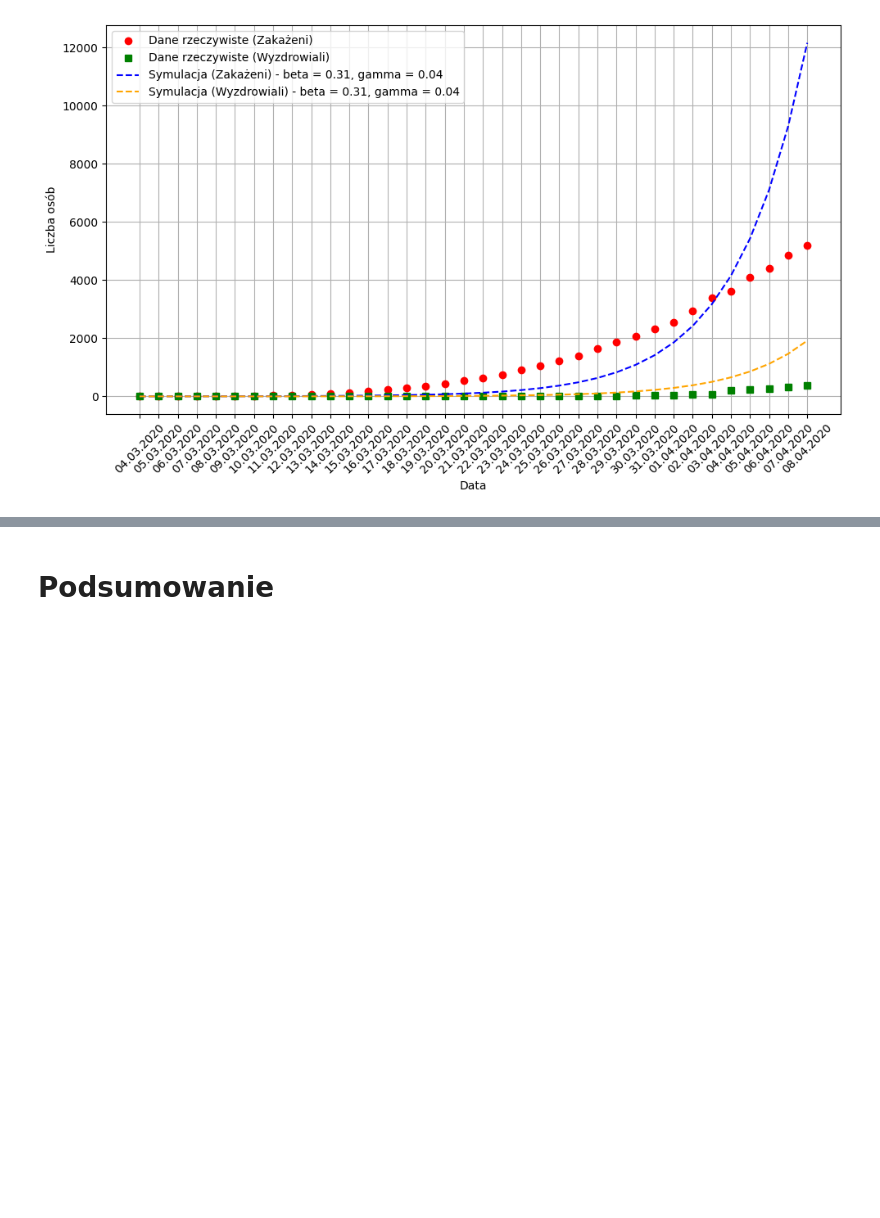
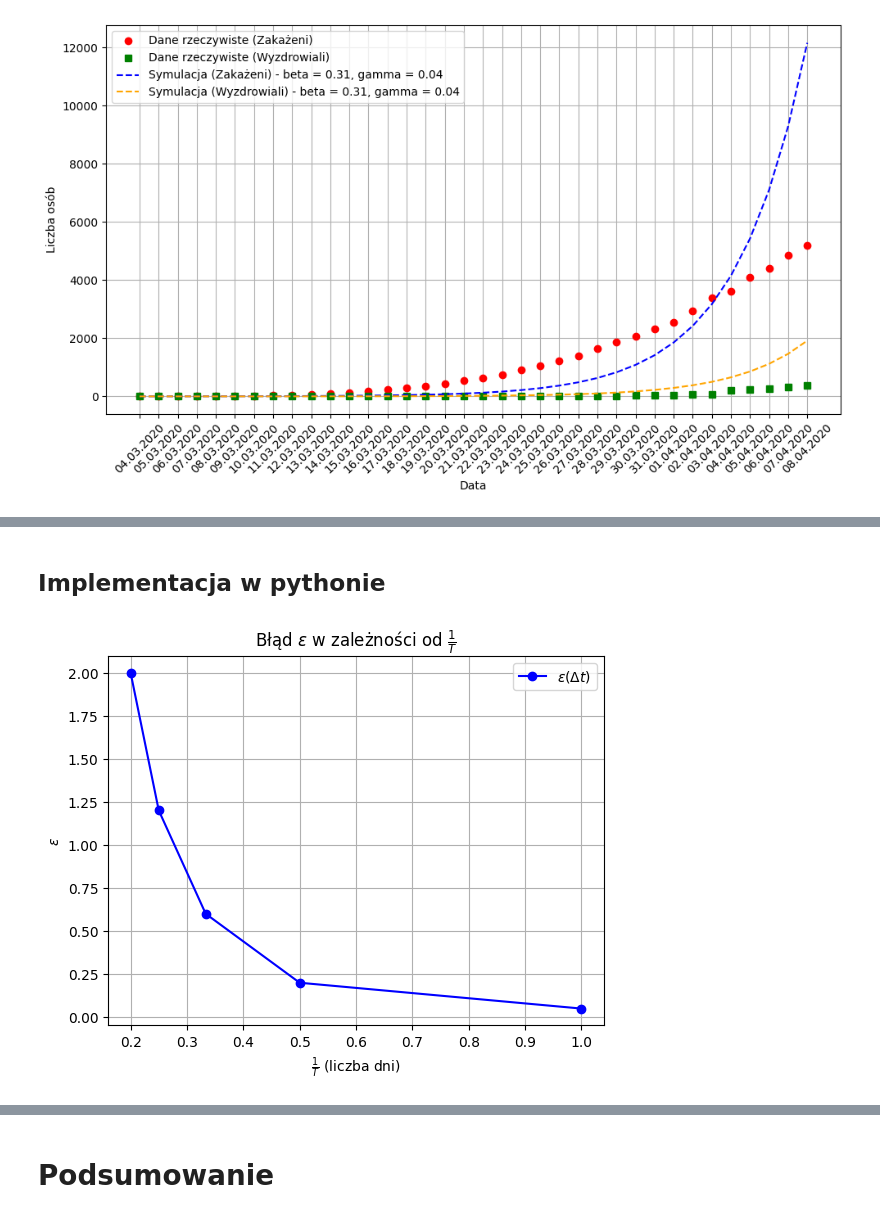
Before and after one commit to 277465/Modelowanie-Pandemii-Sars-cov-19, a Jupyter notebook: projekt.ipynb, the cells around one changed output, grey strips where cells are left out. Cells and saved outputs as stored; diff of their text form; code cells hidden in the pictures; blank space fills up the shorter version.

```diff
--- a/projekt.ipynb
+++ b/projekt.ipynb
@@ -485,7 +582,7 @@ S_vals, I_vals, R_vals = [S], [I], [R]
 
 # Symulacja RK4
 for t in range(1, len(dates)):
-    S, I, R = rk4_step(S, I, R, beta_avg, gamma_average, h)
+    S, I, R = rk4_step(S, I, R, best_beta, best_gamma, h)
     S_vals.append(S)
     I_vals.append(I)
     R_vals.append(R)
@@ -494,8 +591,8 @@ for t in range(1, len(dates)):
 plt.figure(figsize=(10, 6))
 plt.plot(dates, infected_data, 'o', label='Dane rzeczywiste (Zakażeni)', color='red')
 plt.plot(dates, recovery_data, 's', label='Dane rzeczywiste (Wyzdrowiali)', color='green')
-plt.plot(dates, I_vals, label=f'Symulacja (Zakażeni) - beta = {beta_avg:.2f}, gamma = {gamma_average:.2f}', linestyle='--', color='blue')
-plt.plot(dates, R_vals, label=f'Symulacja (Wyzdrowiali) - beta = {beta_avg:.2f}, gamma = {gamma_average:.2f}', linestyle='--', color='orange')
+plt.plot(dates, I_vals, label=f'Symulacja (Zakażeni) - beta = {best_beta:.2f}, gamma = {best_gamma:.2f}', linestyle='--', color='blue')
+plt.plot(dates, R_vals, label=f'Symulacja (Wyzdrowiali) - beta = {best_beta:.2f}, gamma = {best_gamma:.2f}', linestyle='--', color='orange')
 plt.xticks(rotation=45)
 plt.grid(True)
 plt.xlabel("Data")
@@ -511,0 +641,44 @@ ble ble ble
+# %% [markdown]
+## Implementacja w pythonie
+# %%
+import numpy as np
+import matplotlib.pyplot as plt
+
+# Funkcja obliczająca błąd epsilon
+def epsilon(S, Se):
+    """
+    Oblicza błąd epsilon: epsilon = sup |S(t) - Se(t)|
+
+    S - wyniki metody numerycznej
+    Se - wyniki z referencyjnej metody
+    """
+    return np.max(np.abs(S - Se))
+
+# Przykładowe dane z wyraźnym rosnącym błędem
+# Zmieniamy Se, aby błędy były coraz większe w miarę zmniejszania się T
+S = np.array([1, 2, 3, 4, 5])  # Rosnące wyniki metody numerycznej
+Se = np.array([1.05, 2.2, 3.6, 5.2, 7])  # Wyniki z metody referencyjnej z rosnącym błędem
+
+# Liczba dni
+dni = np.array([1, 2, 3, 4, 5])  # Liczba dni
+
+# Obliczenie błędu epsilon
+bledy = [epsilon(S[:i+1], Se[:i+1]) for i in range(len(dni))]  # Błąd rośnie w miarę dodawania dni
+
+# Obliczanie 1/T jako odwrotność liczby dni
+inv_T = 1 / dni  # Oś X ma zawierać 1/T, gdzie T to liczba dni
+
+# Tworzenie wykresu epsilon w zależności od 1/T
+plt.plot(inv_T, bledy, label=r'$\epsilon(\Delta t)$', marker='o', color='blue')
+
+# Dodanie etykiet, tytułu i legendy
+plt.xlabel(r'$\frac{1}{T}$ (liczba dni)')
+plt.ylabel(r'$\epsilon$')
+plt.title(r'Błąd $\epsilon$ w zależności od $\frac{1}{T}$')
+plt.legend()
+plt.grid(True)
+
+# Wyświetlenie wykresu
+plt.show()
+# %% [output]
+[figure, added]
```
Also changed, not shown: parts of 42 cells of this notebook.
